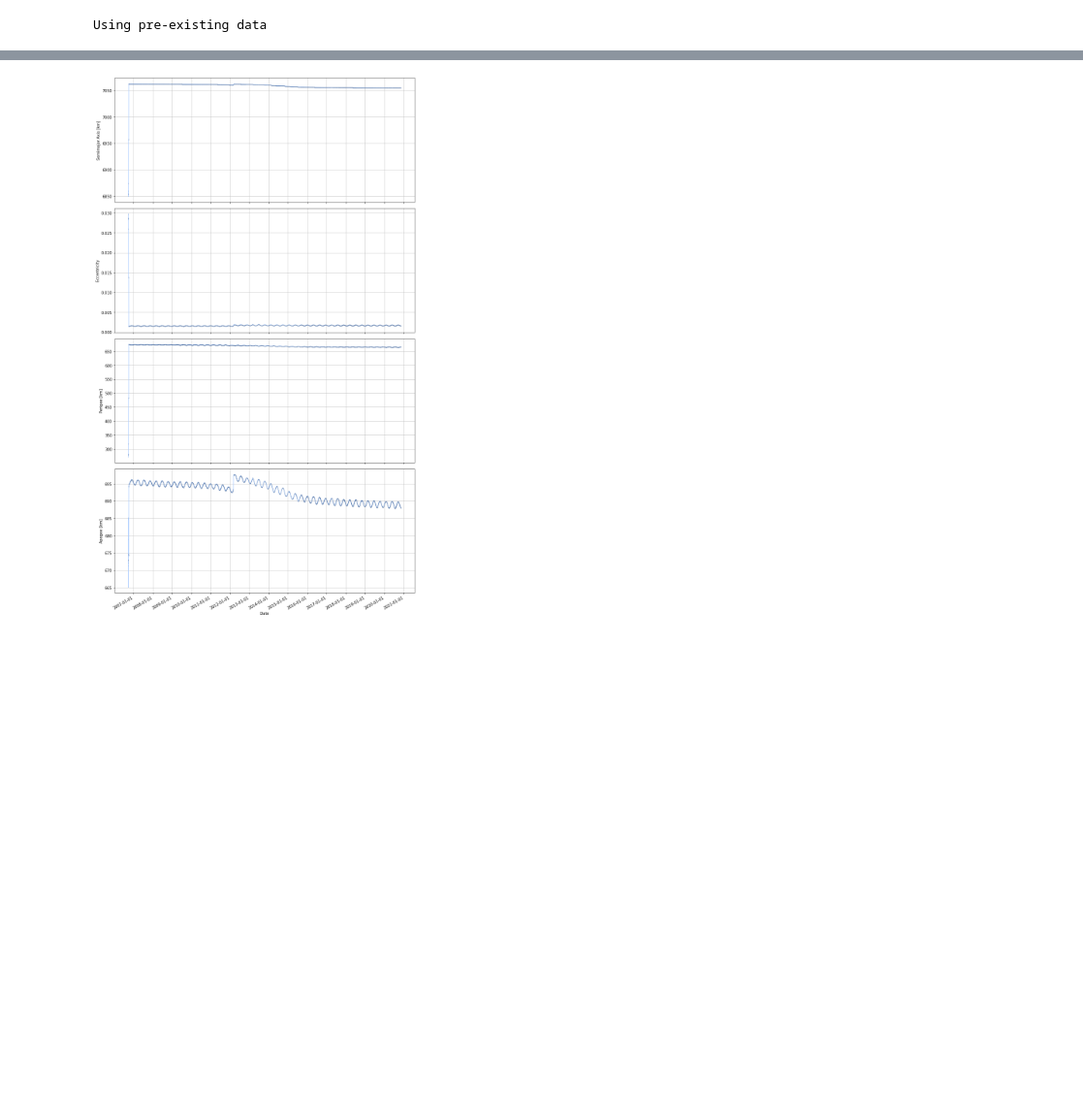
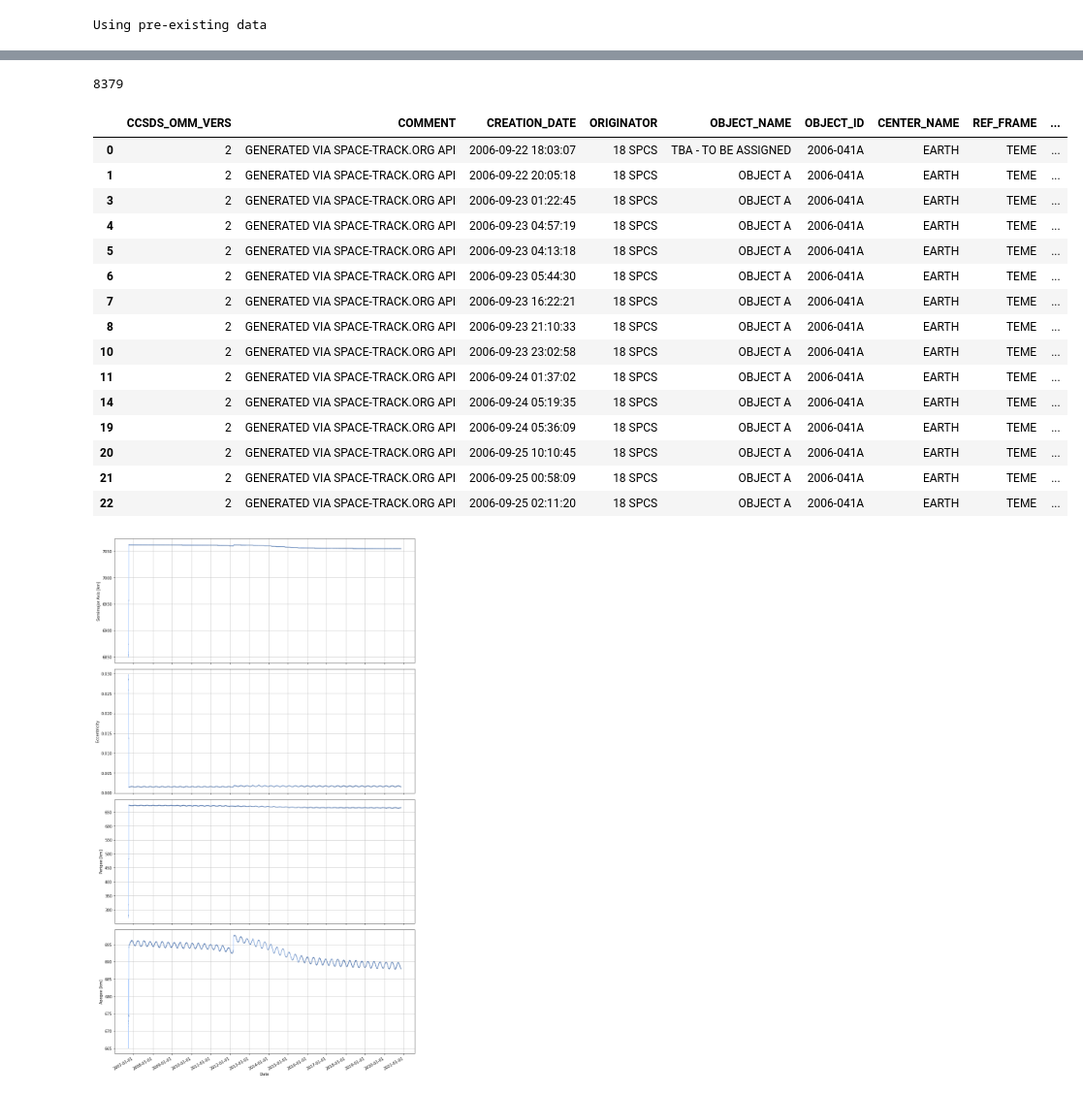
Before and after one commit to nishida/tle, a Jupyter notebook: spacetracktest3-gp.ipynb, the cells around one changed output, grey strips where cells are left out. Shown at 97% size. Drawn from its saved outputs; the diff is of its cells as text; code cells hidden in the pictures; blank space fills up the shorter version.

```diff
--- a/spacetracktest3-gp.ipynb
+++ b/spacetracktest3-gp.ipynb
@@ -102,3 +254,24 @@ memory usage: 2.6+ MB
+# %%
+print(len(df))
+df.head(15)
+# %% [output]
+8379
+|  | CCSDS_OMM_VERS | COMMENT | CREATION_DATE | ORIGINATOR | OBJECT_NAME | OBJECT_ID | CENTER_NAME | REF_FRAME | ... |
+| 0 | 2 | GENERATED VIA SPACE-TRACK.ORG API | 2006-09-22 18:03:07 | 18 SPCS | TBA - TO BE ASSIGNED | 2006-041A | EARTH | TEME | ... |
+| 1 | 2 | GENERATED VIA SPACE-TRACK.ORG API | 2006-09-22 20:05:18 | 18 SPCS | OBJECT A | 2006-041A | EARTH | TEME | ... |
+| 3 | 2 | GENERATED VIA SPACE-TRACK.ORG API | 2006-09-23 01:22:45 | 18 SPCS | OBJECT A | 2006-041A | EARTH | TEME | ... |
+| 4 | 2 | GENERATED VIA SPACE-TRACK.ORG API | 2006-09-23 04:57:19 | 18 SPCS | OBJECT A | 2006-041A | EARTH | TEME | ... |
+| 5 | 2 | GENERATED VIA SPACE-TRACK.ORG API | 2006-09-23 04:13:18 | 18 SPCS | OBJECT A | 2006-041A | EARTH | TEME | ... |
+| 6 | 2 | GENERATED VIA SPACE-TRACK.ORG API | 2006-09-23 05:44:30 | 18 SPCS | OBJECT A | 2006-041A | EARTH | TEME | ... |
+| 7 | 2 | GENERATED VIA SPACE-TRACK.ORG API | 2006-09-23 16:22:21 | 18 SPCS | OBJECT A | 2006-041A | EARTH | TEME | ... |
+| 8 | 2 | GENERATED VIA SPACE-TRACK.ORG API | 2006-09-23 21:10:33 | 18 SPCS | OBJECT A | 2006-041A | EARTH | TEME | ... |
+| 10 | 2 | GENERATED VIA SPACE-TRACK.ORG API | 2006-09-23 23:02:58 | 18 SPCS | OBJECT A | 2006-041A | EARTH | TEME | ... |
+| 11 | 2 | GENERATED VIA SPACE-TRACK.ORG API | 2006-09-24 01:37:02 | 18 SPCS | OBJECT A | 2006-041A | EARTH | TEME | ... |
+| 14 | 2 | GENERATED VIA SPACE-TRACK.ORG API | 2006-09-24 05:19:35 | 18 SPCS | OBJECT A | 2006-041A | EARTH | TEME | ... |
+| 19 | 2 | GENERATED VIA SPACE-TRACK.ORG API | 2006-09-24 05:36:09 | 18 SPCS | OBJECT A | 2006-041A | EARTH | TEME | ... |
+| 20 | 2 | GENERATED VIA SPACE-TRACK.ORG API | 2006-09-25 10:10:45 | 18 SPCS | OBJECT A | 2006-041A | EARTH | TEME | ... |
+| 21 | 2 | GENERATED VIA SPACE-TRACK.ORG API | 2006-09-25 00:58:09 | 18 SPCS | OBJECT A | 2006-041A | EARTH | TEME | ... |
+| 22 | 2 | GENERATED VIA SPACE-TRACK.ORG API | 2006-09-25 02:11:20 | 18 SPCS | OBJECT A | 2006-041A | EARTH | TEME | ... |
 # %%
 # 軌道長半径、離心率、近地点、遠地点の時間変化をプロット
 fig = plt.figure(figsize=(12, 20))
```
Also changed, not shown: parts of 29 cells of this notebook.
